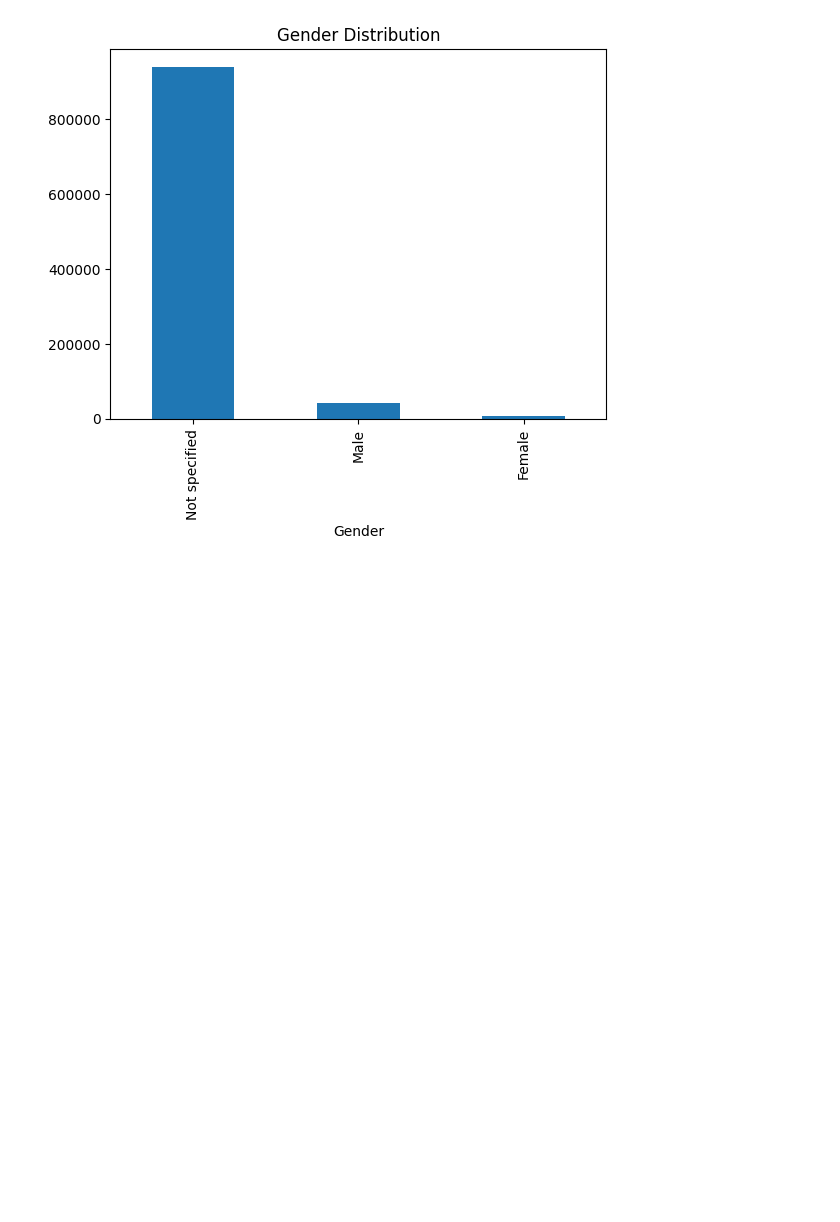
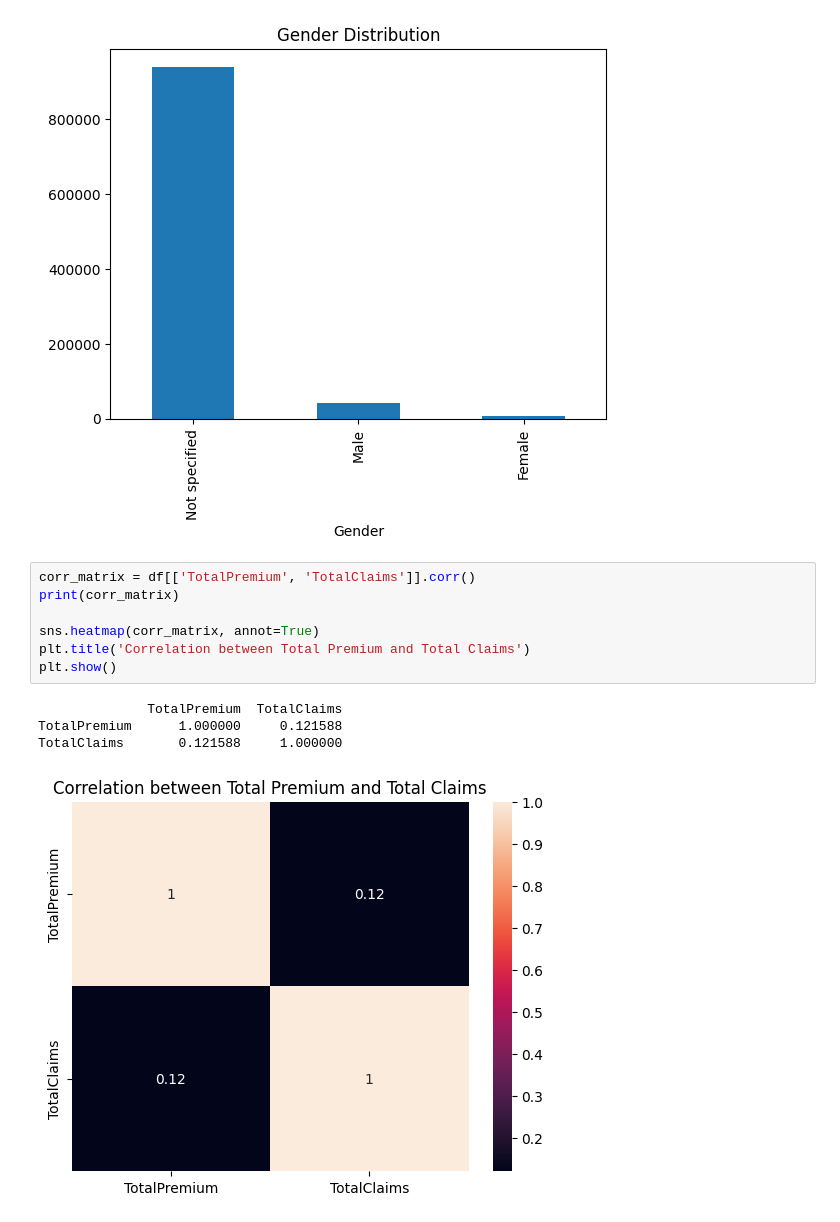
Before and after one commit to Birkity/ACIS, a Jupyter notebook: notebooks/task_1.ipynb, the cells around one changed output. Drawn from its saved outputs; the diff is of its cells as text; blank space fills up the shorter version.

Commit message:
Correlation Analysis

```diff
--- a/notebooks/task_1.ipynb
+++ b/notebooks/task_1.ipynb
@@ -136,3 +136,15 @@ plt.show()
 [figure]
 [figure]
 [figure]
+# %%
+corr_matrix = df[['TotalPremium', 'TotalClaims']].corr()
+print(corr_matrix)
+
+sns.heatmap(corr_matrix, annot=True)
+plt.title('Correlation between Total Premium and Total Claims')
+plt.show()
+# %% [output]
+              TotalPremium  TotalClaims
+TotalPremium      1.000000     0.121588
+TotalClaims       0.121588     1.000000
+[figure, added]
```
